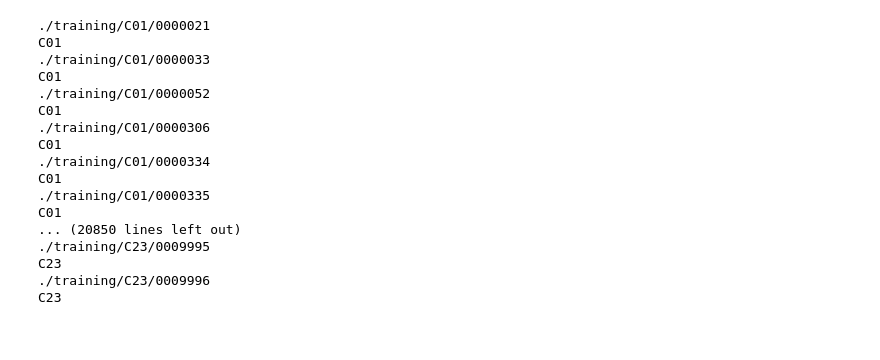
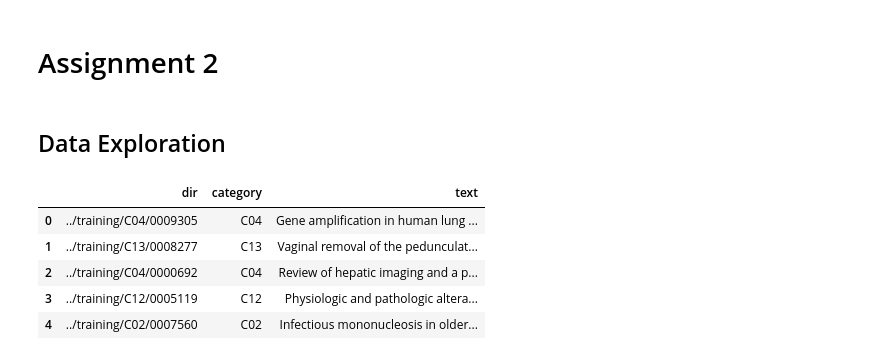
Before and after one commit to Igor8757/DataMining, a Jupyter notebook: HW2.ipynb, the cells around one changed output. Cells and saved outputs as stored; diff of their text form; code cells hidden in the pictures.

```diff
--- a/HW2.ipynb
+++ b/HW2.ipynb
@@ -1,3 +1,7 @@
+# %% [markdown]
+# Assignment 2
+# %% [markdown]
+## Data Exploration
 # %%
 import os as os
 import pandas as pd
@@ -4,34 +10,21 @@ import pandas as pd
 # %%
-trainPath = './training'
-testPath = './test'
+trainPath = '../training'
+testPath = '../test'
 
 trainDir = os.listdir(trainPath)
 testDir = os.listdir(testPath)
 
-train = []
 
-df = pd.DataFrame(columns=['dir','category'])
+def getData(location):
+    lst = []
+    for directory in trainDir:
+        dataDir =  os.listdir(location + '/' + directory)
+        for fileName in dataDir:
+            fullPath =  location + '/' + directory + '/' + fileName
+            file = open(fullPath,'r')
+            lst.append([fullPath, directory, file.read()])
+            file.close()
+    return lst
 
-for directory in trainDir:
-    dataDir =  os.listdir(trainPath + '/' + directory)
-    for fileName in dataDir:
-        print(trainPath + '/' + directory + '/' + fileName)
-        print(directory)
+traindf = pd.DataFrame(getData(trainPath), columns=['dir','category','text'])
+testdf = pd.DataFrame(getData(testPath), columns=['dir','category','text'])
-# %% [output]
-./training/C01/0000021
-C01
-./training/C01/0000033
-C01
-./training/C01/0000052
-C01
-./training/C01/0000306
-C01
-./training/C01/0000334
-C01
-./training/C01/0000335
-C01
-... (20850 lines left out)
-./training/C23/0009995
-C23
-./training/C23/0009996
-C23
@@ -37,0 +34,9 @@ C23
+# %%
+traindf.head()
+# %% [output]
+|  | dir | category | text |
+| 0 | ../training/C04/0009305 | C04 | Gene amplification in human lung ... |
+| 1 | ../training/C13/0008277 | C13 | Vaginal removal of the pedunculat... |
+| 2 | ../training/C04/0000692 | C04 | Review of hepatic imaging and a p... |
+| 3 | ../training/C12/0005119 | C12 | Physiologic and pathologic altera... |
+| 4 | ../training/C02/0007560 | C02 | Infectious mononucleosis in older... |
```
Also changed, not shown: parts of 42 cells of this notebook.
